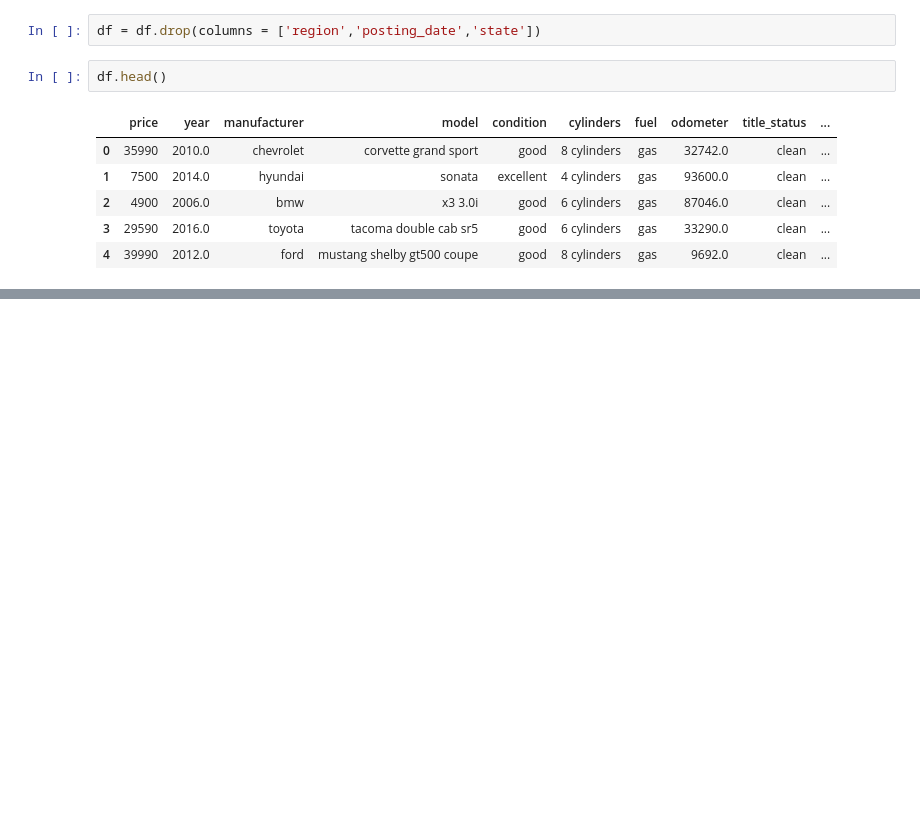
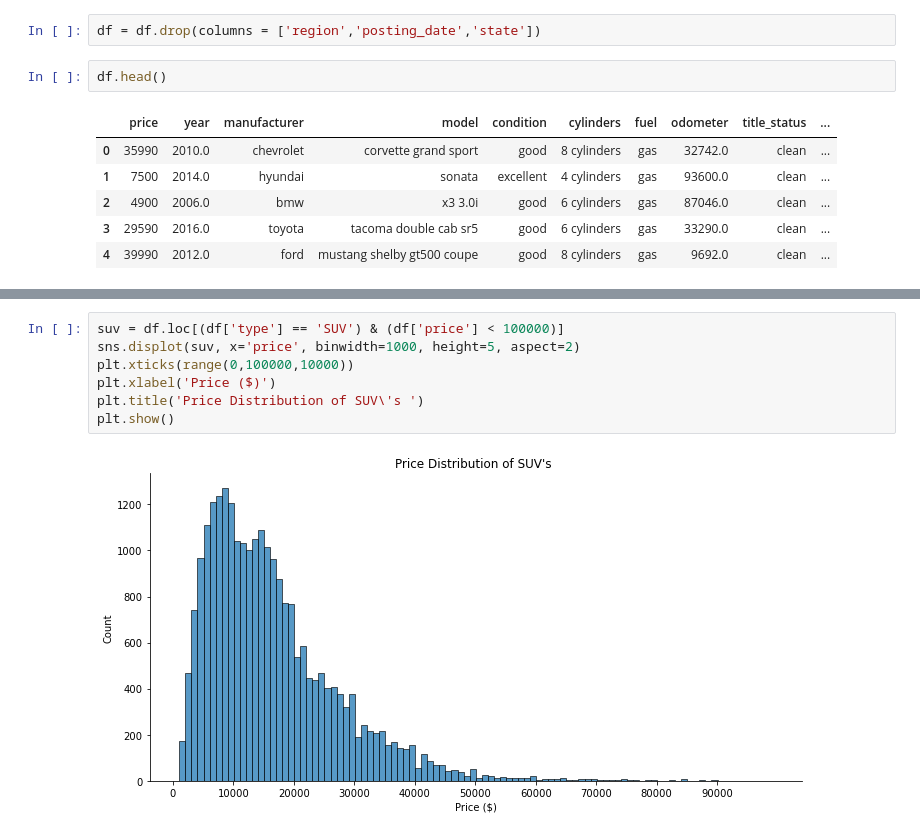
Before and after one commit to LiorBreitman8234/DataScienceFinalProjcet, a Jupyter notebook: Regression- car price.ipynb, the cells around one changed output, grey strips where cells are left out. Drawn from its saved outputs; the diff is of its cells as text; blank space fills up the shorter version.

```diff
--- a/Regression- car price.ipynb
+++ b/Regression- car price.ipynb
@@ -434,0 +666,9 @@ df.head()
+# %%
+suv = df.loc[(df['type'] == 'SUV') & (df['price'] < 100000)]
+sns.displot(suv, x='price', binwidth=1000, height=5, aspect=2)
+plt.xticks(range(0,100000,10000))
+plt.xlabel('Price ($)')
+plt.title('Price Distribution of SUV\'s ')
+plt.show()
+# %% [output]
+[figure, added]
```
Also changed, not shown: parts of 72 cells of this notebook.
